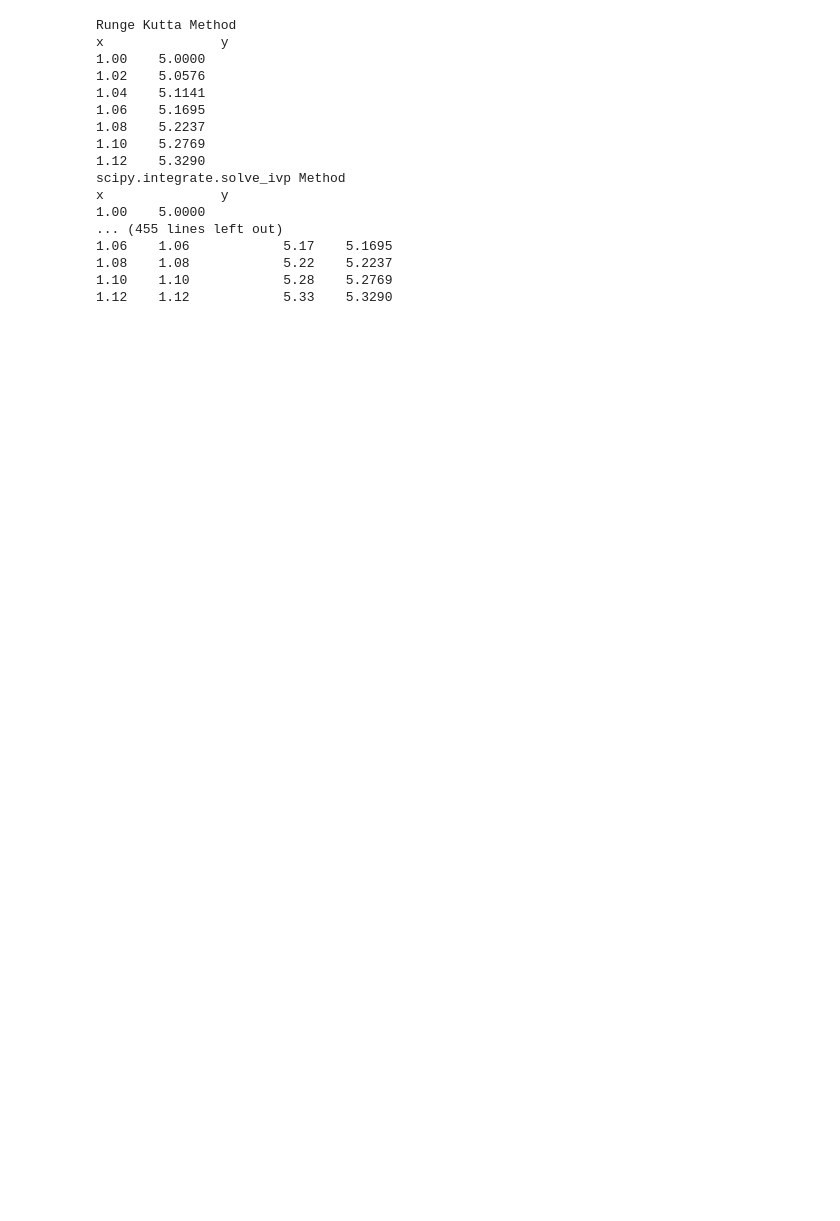
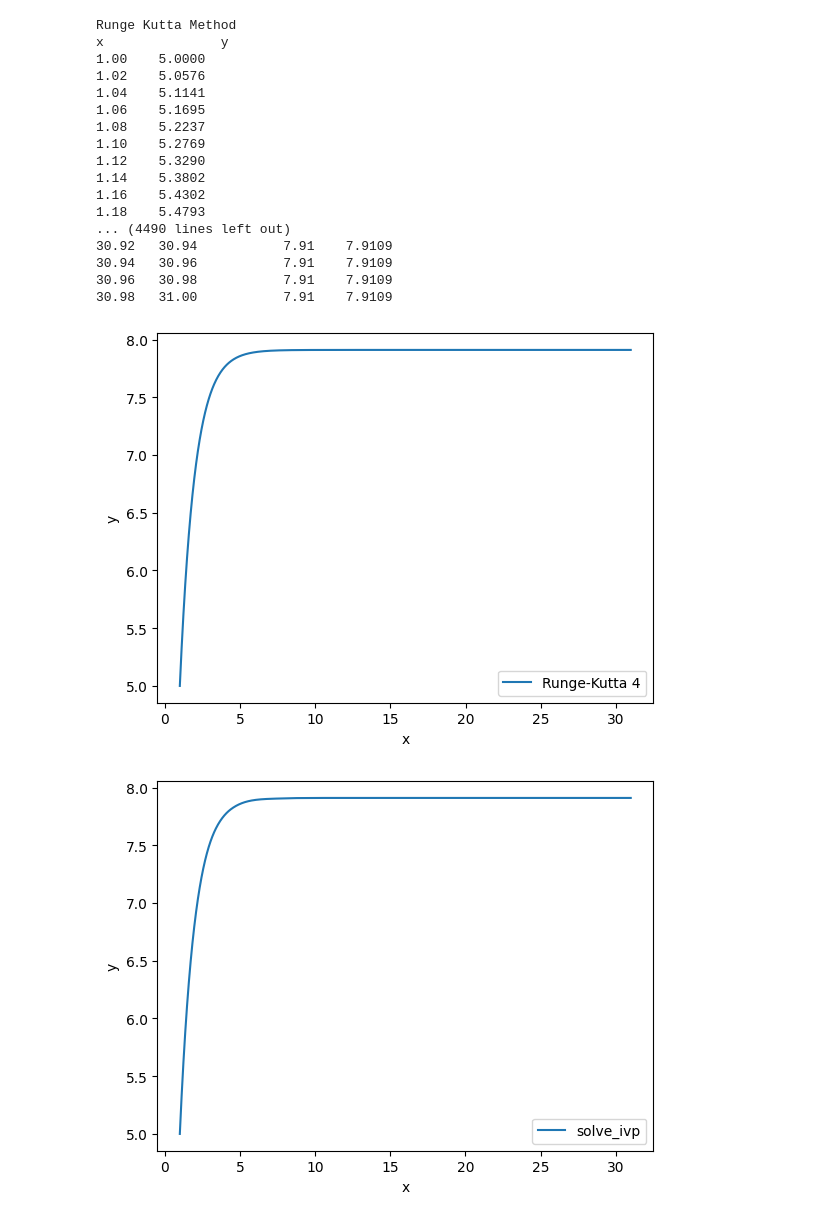
Before and after one commit to TaterTotMan64/CST-305, a Jupyter notebook: Project 2/Project 2 - Runge-Kutta-Fehlberg (RKF) for ODE.ipynb, the cells around one changed output. Cells and saved outputs as stored; diff of their text form; code cells hidden in the pictures; blank space fills up the shorter version.

```diff
--- a/Project 2/Project 2 - Runge-Kutta-Fehlberg (RKF) for ODE.ipynb
+++ b/Project 2/Project 2 - Runge-Kutta-Fehlberg (RKF) for ODE.ipynb
@@ -1,4 +1,5 @@
 # %%
+import matplotlib.pyplot as plt
 import numpy as np
 import scipy.integrate as integrate
 
@@ -99,54 +100,77 @@ def runge_kutta_4(f, x0, y0, h, n, print_steps=True):
 x0 = 1
 y0 = 5
 h = 0.02
-n = 6
-
+n = 1499
 x_values, y_values = runge_kutta_4(f, x0, y0, h, n, False) # Solve using Runge Kutta Method
 
 y0 = [5]
 
 # Create the time points for integration
-t_span = (1, 10)
+t_span = (1, 31)
 
 # Define the points at which to store the computed solution
-t_eval = np.linspace(1, 10, 451)
+t_eval = np.linspace(1, 31, 1500)
 
 # Solve the differential equation using solve_ivp
 sol = integrate.solve_ivp(f, t_span, y0, t_eval=t_eval)
 
 # Extract the solution
 x_sol = sol.t
 y_sol = sol.y[0]
 
 print("Runge Kutta Method")
 print("x\t\ty")
 for x, y in zip(x_values, y_values):
     print(f"{x:.2f}\t{y:.4f}")
 
 print("scipy.integrate.solve_ivp Method")
 print("x\t\ty")
 for x, y in zip(x_sol, y_sol):
     print(f"{x:.2f}\t{y:.4f}")
 
 print("Compare:")
 print("x\t\tx_actual\ty\t\ty_actual")
 for i in range(len(x_values)):
     print(f"{x_values[i]:.2f}\t{x_sol[i]:.2f}\t\t{y_values[i]:.2f}\t{y_sol[i]:.4f}")
+
+# Plot the results
+plt.plot(x_values, y_values, label='Runge-Kutta 4')
+plt.xlabel('x')
+plt.ylabel('y')
+plt.legend()
+plt.show()
+
+plt.plot(x_sol, y_sol, label='solve_ivp')
+plt.xlabel('x')
+plt.ylabel('y')
+plt.legend()
+plt.show()
+
+plt.plot(x_values, y_values, label='Runge-Kutta 4')
+plt.plot(x_sol, y_sol, label='solve_ivp')
+plt.xlabel('x')
+plt.ylabel('y')
+plt.legend()
+plt.show()
+
+# Todo calculate error by subtracting different y values
 # %% [output]
 Runge Kutta Method
 x               y
 1.00    5.0000
 1.02    5.0576
 1.04    5.1141
 1.06    5.1695
 1.08    5.2237
 1.10    5.2769
 1.12    5.3290
-scipy.integrate.solve_ivp Method
-x               y
-1.00    5.0000
-... (455 lines left out)
-1.06    1.06            5.17    5.1695
-1.08    1.08            5.22    5.2237
-1.10    1.10            5.28    5.2769
-1.12    1.12            5.33    5.3290
+1.14    5.3802
+1.16    5.4302
+1.18    5.4793
+... (4490 lines left out)
+30.92   30.94           7.91    7.9109
+30.94   30.96           7.91    7.9109
+30.96   30.98           7.91    7.9109
+30.98   31.00           7.91    7.9109
+[figure, added]
+[figure, added]
```
Also changed, not shown: parts of 1 cell of this notebook.
